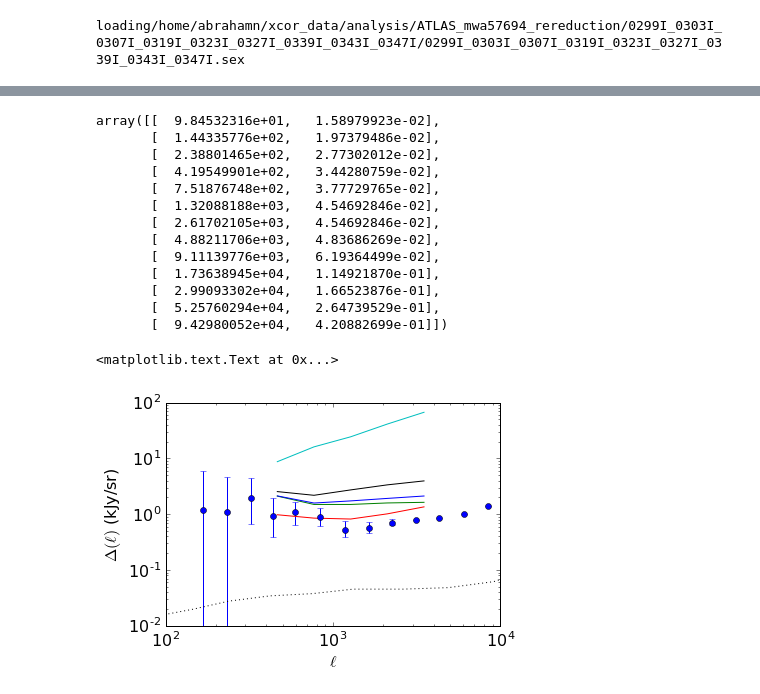
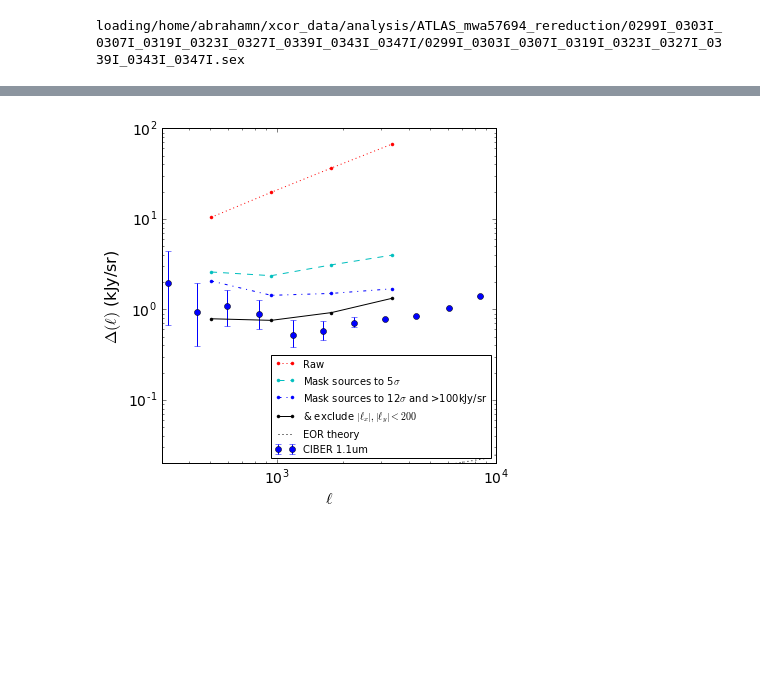
Before and after one commit to abrahamneben/21cmIRxcor, a Jupyter notebook: better_fg_masking_with_opt_pspec/big_foreground_masking_study.ipynb, the cells around one changed output, grey strips where cells are left out. Cells and saved outputs as stored; diff of their text form; code cells hidden in the pictures; blank space fills up the shorter version.

Commit message:
finish (finally!!!) big fg masking study and add pdf plots

```diff
--- a/better_fg_masking_with_opt_pspec/big_foreground_masking_study.ipynb
+++ b/better_fg_masking_with_opt_pspec/big_foreground_masking_study.ipynb
@@ -328,39 +370,33 @@ lbins_pspec_img_zoom_list.append(rawimg2pspec(img,mask_coef1=10,mask_coef2=0,mas
 # %%
-#pickle.dump( lbins_pspec_img_zoom_list, open( "lbins_pspec_img_zoom_list.p", "wb" ) )
-lbins_pspec_img_zoom_list = pickle.load(open( "lbins_pspec_img_zoom_list.p", "rb" ) )
+d = '/home/abrahamn/xcor_data/analysis/ATLAS_mwa57694_rereduction/'
+#pickle.dump( lbins_pspec_img_zoom_list, open( d+"lbins_pspec_img_zoom_list.p", "wb" ) )
+
+lbins_pspec_img_zoom_list = pickle.load(open( d+"lbins_pspec_img_zoom_list.p", "rb" ) )
-# %%
-ell_Cell_eormodel
-# %% [output]
-array([[  9.84532316e+01,   1.58979923e-02],
-       [  1.44335776e+02,   1.97379486e-02],
-       [  2.38801465e+02,   2.77302012e-02],
-       [  4.19549901e+02,   3.44280759e-02],
-       [  7.51876748e+02,   3.77729765e-02],
-       [  1.32088188e+03,   4.54692846e-02],
-       [  2.61702105e+03,   4.54692846e-02],
-       [  4.88211706e+03,   4.83686269e-02],
-       [  9.11139776e+03,   6.19364499e-02],
-       [  1.73638945e+04,   1.14921870e-01],
-       [  2.99093302e+04,   1.66523876e-01],
-       [  5.25760294e+04,   2.64739529e-01],
-       [  9.42980052e+04,   4.20882699e-01]])
+# %%
+matplotlib.rc('text', usetex=False)
+matplotlib.rcParams['text.latex.preamble']=[r"\usepackage{amsmath}"]
 # %%
-stys = ['r','g-','b-','k-','c-']
-matplotlib.rcParams.update({'font.size': 16})
+stys = ['r.:','c.--','b.-.','k.-']
+matplotlib.rcParams.update({'font.size': 14})
+
+plt.figure(figsize=(6,6))
+labels = ['& exclude $|\ell_x|,|\ell_y|<200$','Mask sources to 12$\sigma$ and >100kJy/sr','Mask sources to 5$\sigma$','Raw']
 
 for i in range(len(lbins_pspec_img_zoom_list)):
-    lbins,pspec,img_kjy_per_sr_meansub,masked_img_zoom = lbins_pspec_img_zoom_list[i]
-    plt.loglog(lbins,sqrt(lbins**2*pspec/(2*pi)),stys[i])
+    lbins,pspec,img_kjy_per_sr_meansub,img_kjy_per_sr_meansub_ft,masked_img_zoom = lbins_pspec_img_zoom_list[len(lbins_pspec_img_zoom_list)-i-1]
+    plt.loglog(lbins,sqrt(lbins**2*pspec/(2*pi)),stys[i],label=labels[len(lbins_pspec_img_zoom_list)-i-1])
 
 plt.errorbar(ell_Cell_ciber[1::3,0],ell_Cell_ciber[1::3,1],yerr=[np.abs(ell_Cell_ciber[1::3,1]-ell_Cell_ciber[0::3,1]),\
-                                                                 np.abs(ell_Cell_ciber[2::3,1]-ell_Cell_ciber[1::3,1])],fmt='o')
+                                                                 np.abs(ell_Cell_ciber[2::3,1]-ell_Cell_ciber[1::3,1])],fmt='o',label='CIBER 1.1um')
 
-plt.loglog(ell_Cell_eormodel[:,0],ell_Cell_eormodel[:,1],'k:')
+plt.loglog(ell_Cell_eormodel[:,0],ell_Cell_eormodel[:,1],'k:',label='EOR theory')
 
-plt.ylim([.01,100])
-plt.xlim([100,1.e4])
-plt.xlabel('$\ell$')
-plt.ylabel('$\Delta(\ell)$ (kJy/sr)')
+plt.legend(fontsize=10,loc=4)
+plt.ylim([.02,100])
+plt.xlim([300,1.e4])
+plt.xlabel('$\ell$',fontsize=16)
+plt.ylabel('$\Delta(\ell)$ (kJy/sr)',fontsize=16)
+
+plt.savefig('big_foreground_masking_study_pspecs.pdf',bbox_inches='tight')
 # %% [output]
-<matplotlib.text.Text at 0x...>
-[figure, old version]
+[figure, new version]
```
Also changed, not shown: parts of 10 cells of this notebook, 3 other files.
